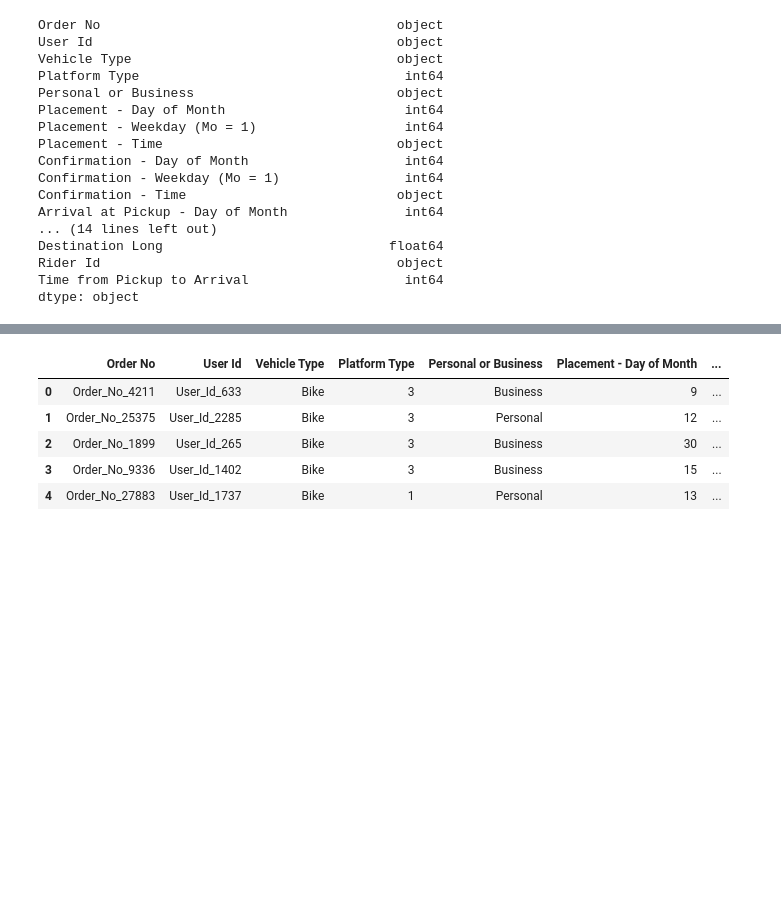
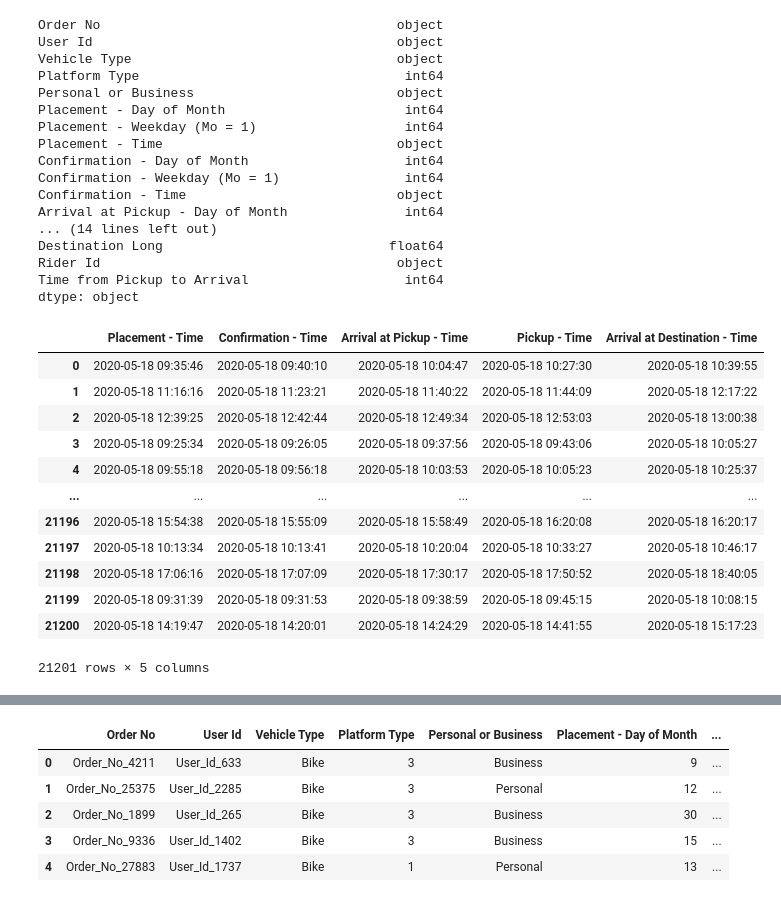
Before and after one commit to Explore-AI/regression-predict-api-template, a Jupyter notebook: Zindi_challenge_ct_3.ipynb, the cells around one changed output, grey strips where cells are left out. Drawn from its saved outputs; the diff is of its cells as text; code cells hidden in the pictures; blank space fills up the shorter version.

```diff
--- a/Zindi_challenge_ct_3.ipynb
+++ b/Zindi_challenge_ct_3.ipynb
@@ -96,3 +96,22 @@ train['Confirmation - Time'] = pd.to_datetime(train['Confirmation - Time']).dt.t
 train['Arrival at Pickup - Time'] = pd.to_datetime(train['Arrival at Pickup - Time']).dt.time
 train['Pickup - Time'] = pd.to_datetime(train['Pickup - Time']).dt.time
 train['Arrival at Destination - Time'] = pd.to_datetime(train['Arrival at Destination - Time']).dt.time
+# %%
+trainx= train[['Placement - Time','Confirmation - Time','Arrival at Pickup - Time','Pickup - Time','Arrival at Destination - Time']]
+trainx.apply(pd.to_datetime)
+# %%
+trainx
+# %% [output]
+|  | Placement - Time | Confirmation - Time | Arrival at Pickup - Time | Pickup - Time | Arrival at Destination - Time |
+| 0 | 2020-05-18 09:35:46 | 2020-05-18 09:40:10 | 2020-05-18 10:04:47 | 2020-05-18 10:27:30 | 2020-05-18 10:39:55 |
+| 1 | 2020-05-18 11:16:16 | 2020-05-18 11:23:21 | 2020-05-18 11:40:22 | 2020-05-18 11:44:09 | 2020-05-18 12:17:22 |
+| 2 | 2020-05-18 12:39:25 | 2020-05-18 12:42:44 | 2020-05-18 12:49:34 | 2020-05-18 12:53:03 | 2020-05-18 13:00:38 |
+| 3 | 2020-05-18 09:25:34 | 2020-05-18 09:26:05 | 2020-05-18 09:37:56 | 2020-05-18 09:43:06 | 2020-05-18 10:05:27 |
+| 4 | 2020-05-18 09:55:18 | 2020-05-18 09:56:18 | 2020-05-18 10:03:53 | 2020-05-18 10:05:23 | 2020-05-18 10:25:37 |
+| ... | ... | ... | ... | ... | ... |
+| 21196 | 2020-05-18 15:54:38 | 2020-05-18 15:55:09 | 2020-05-18 15:58:49 | 2020-05-18 16:20:08 | 2020-05-18 16:20:17 |
+| 21197 | 2020-05-18 10:13:34 | 2020-05-18 10:13:41 | 2020-05-18 10:20:04 | 2020-05-18 10:33:27 | 2020-05-18 10:46:17 |
+| 21198 | 2020-05-18 17:06:16 | 2020-05-18 17:07:09 | 2020-05-18 17:30:17 | 2020-05-18 17:50:52 | 2020-05-18 18:40:05 |
+| 21199 | 2020-05-18 09:31:39 | 2020-05-18 09:31:53 | 2020-05-18 09:38:59 | 2020-05-18 09:45:15 | 2020-05-18 10:08:15 |
+| 21200 | 2020-05-18 14:19:47 | 2020-05-18 14:20:01 | 2020-05-18 14:24:29 | 2020-05-18 14:41:55 | 2020-05-18 15:17:23 |
+21201 rows × 5 columns
```
Also changed, not shown: parts of 2 cells of this notebook.
